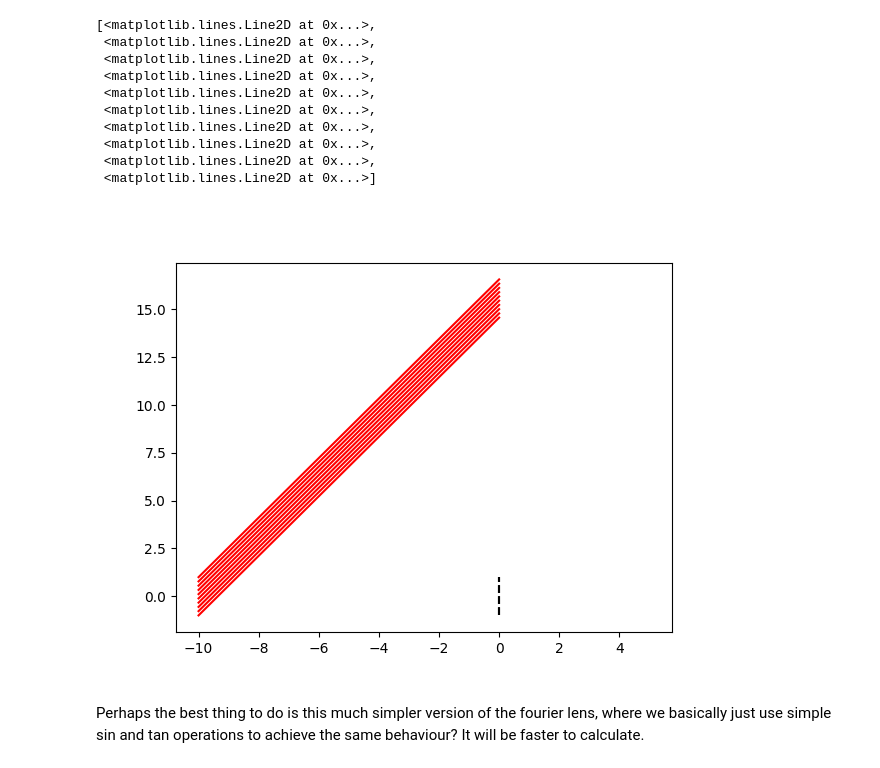
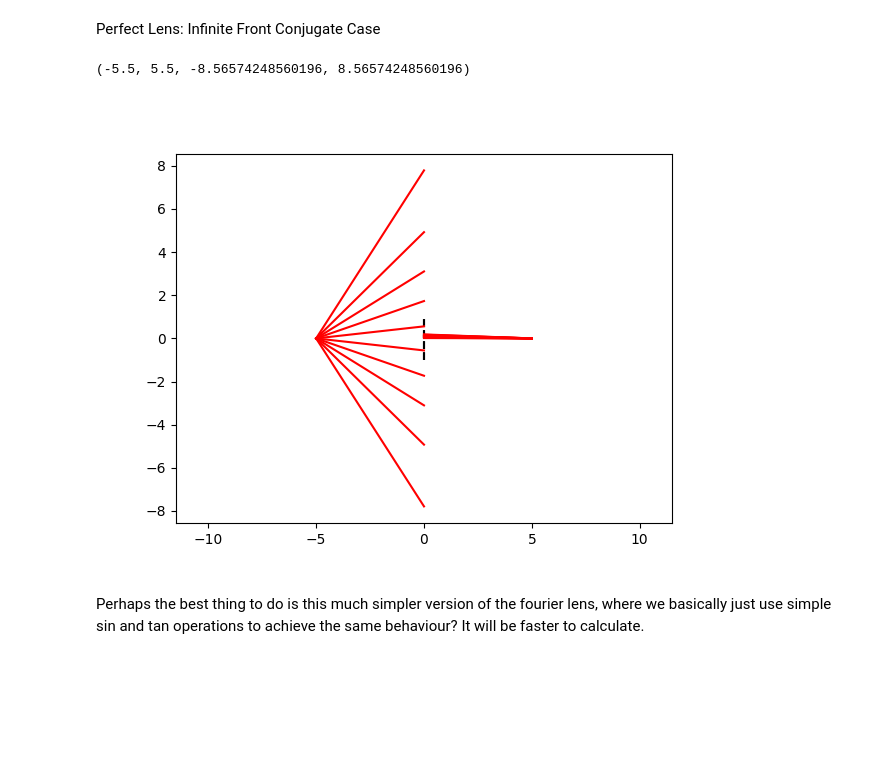
Before and after one commit to DavidLanders95/MonteCarloMS, a Jupyter notebook: lens.ipynb, the cells around one changed output. Saved outputs shown, nothing was run; the diff lists cells and outputs as text; code cells hidden in the pictures; blank space fills up the shorter version.

```diff
--- a/lens.ipynb
+++ b/lens.ipynb
@@ -312,0 +187,2 @@ def perfect_lens_coords(x1, y1, z1, vx1, vy1, vz1, z2, f, m_p, fourier_lens = 0.
+# %% [markdown]
+Perfect Lens: Infinite Front Conjugate Case
@@ -313,3 +220,22 @@ def perfect_lens_coords(x1, y1, z1, vx1, vy1, vz1, z2, f, m_p, fourier_lens = 0.
+# %%
+plt.figure()
+plt.vlines(pp_1, -1, 1, linestyle = '--', color = 'k')
+plt.vlines(pp_2,  -1, 1, linestyle = '--', color = 'k')
+
+pp_1s = np.linspace(pp_1, pp_1, N)
+pp_2s = np.linspace(pp_2, pp_2, N)
+z1s = np.linspace(z1, z1, N)
+z2s = np.linspace(z2, z2, N)
+fs = np.linspace(f, f, N)
+
+plt.plot([z1 + pp_1s, pp_1s], [y1, v1], '-r')
+plt.plot([], [], '-r', label = 'Perfect Lens')
+
+plt.plot([pp_2s, z2s + pp_2s], [v2, y2], '-r')
+plt.axis('equal')
+# %% [output]
+(-5.5, 5.5, -8.56574248560196, 8.56574248560196)
+[figure, added]
 # %%
 lens_z = 0.0
 thickness = 0.0
@@ -350,35 +267,6 @@ N1 = np.sqrt(1 - L1 ** 2 - M1 ** 2) #z direction
 
 
 x2, y2, u1, v1, u2, v2 = perfect_lens(x1, y1, z1, L1, M1, N1, z2, m_p)
-# %%
-plt.figure()
-plt.vlines(pp_1, -1, 1, linestyle = '--', color = 'k')
-plt.vlines(pp_2,  -1, 1, linestyle = '--', color = 'k')
-
-pp_1s = np.linspace(pp_1, pp_1, N)
-pp_2s = np.linspace(pp_2, pp_2, N)
-z1s = np.linspace(z1, z1, N)
-z2s = np.linspace(z2, z2, N)
-fs = np.linspace(f, f, N)
-
-# plt.plot([z1s + pp_1s, pp_1s], [y1, np.zeros(y1.shape)], '-k')
-plt.plot([z1 + pp_1s, pp_1s], [y1, v1], '-r')
-plt.plot([], [], '-r', label = 'Perfect Lens')
-# plt.plot([pp_2s, z2s + pp_2s], [np.zeros(y1.shape), y2], '-k')
-plt.plot([pp_2s, z2s + pp_2s], [v2, y2], '-r')
-# plt.axis('equal')
-# %% [output]
-[<matplotlib.lines.Line2D at 0x...>,
- <matplotlib.lines.Line2D at 0x...>,
- <matplotlib.lines.Line2D at 0x...>,
- <matplotlib.lines.Line2D at 0x...>,
- <matplotlib.lines.Line2D at 0x...>,
- <matplotlib.lines.Line2D at 0x...>,
- <matplotlib.lines.Line2D at 0x...>,
- <matplotlib.lines.Line2D at 0x...>,
- <matplotlib.lines.Line2D at 0x...>,
- <matplotlib.lines.Line2D at 0x...>]
-[figure, removed]
 # %% [markdown]
 Perhaps the best thing to do is this much simpler version of the fourier lens, where we basically just use simple sin and tan operations to achieve the same behaviour? It will be faster to calculate.
 # %%
```
Also changed, not shown: parts of 5 cells of this notebook.
